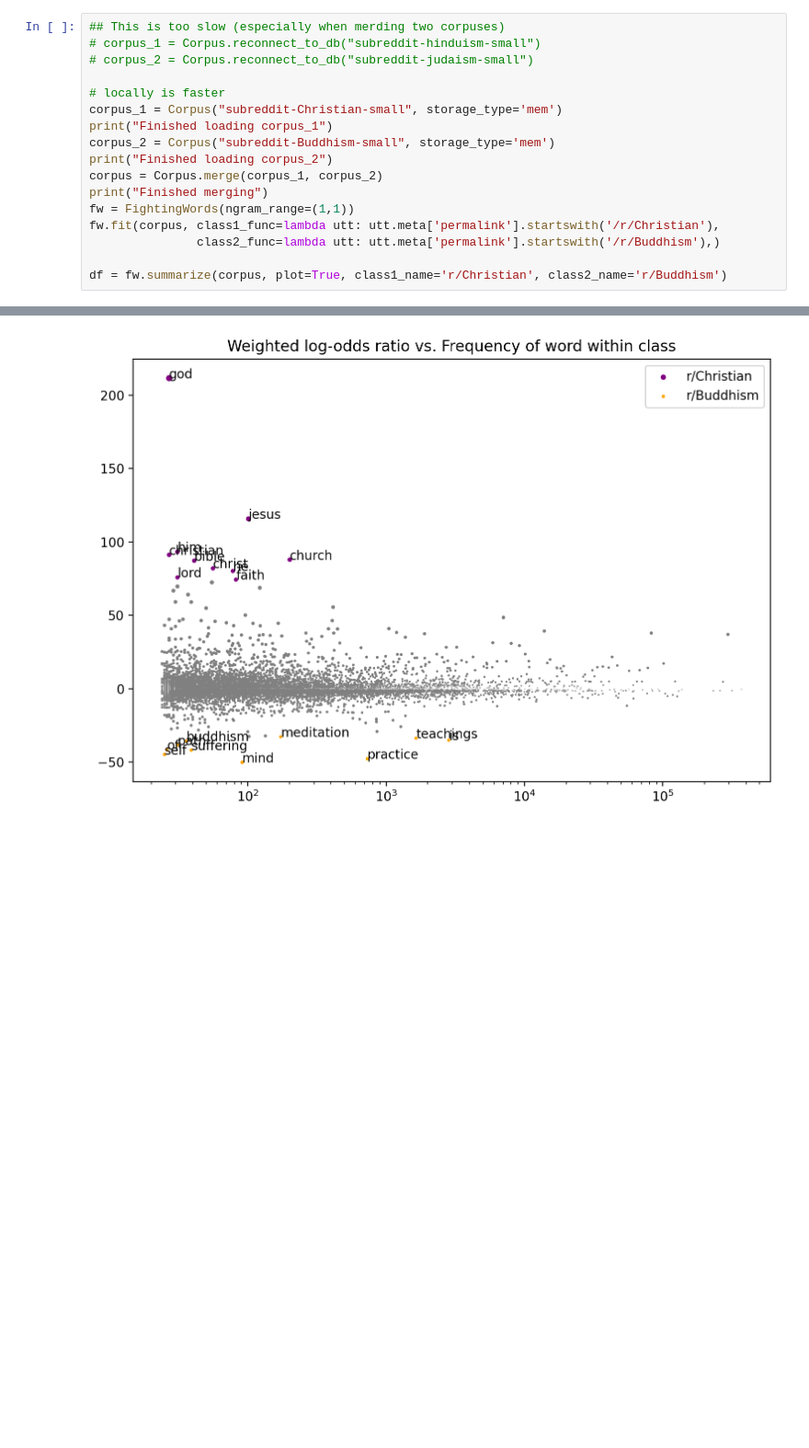
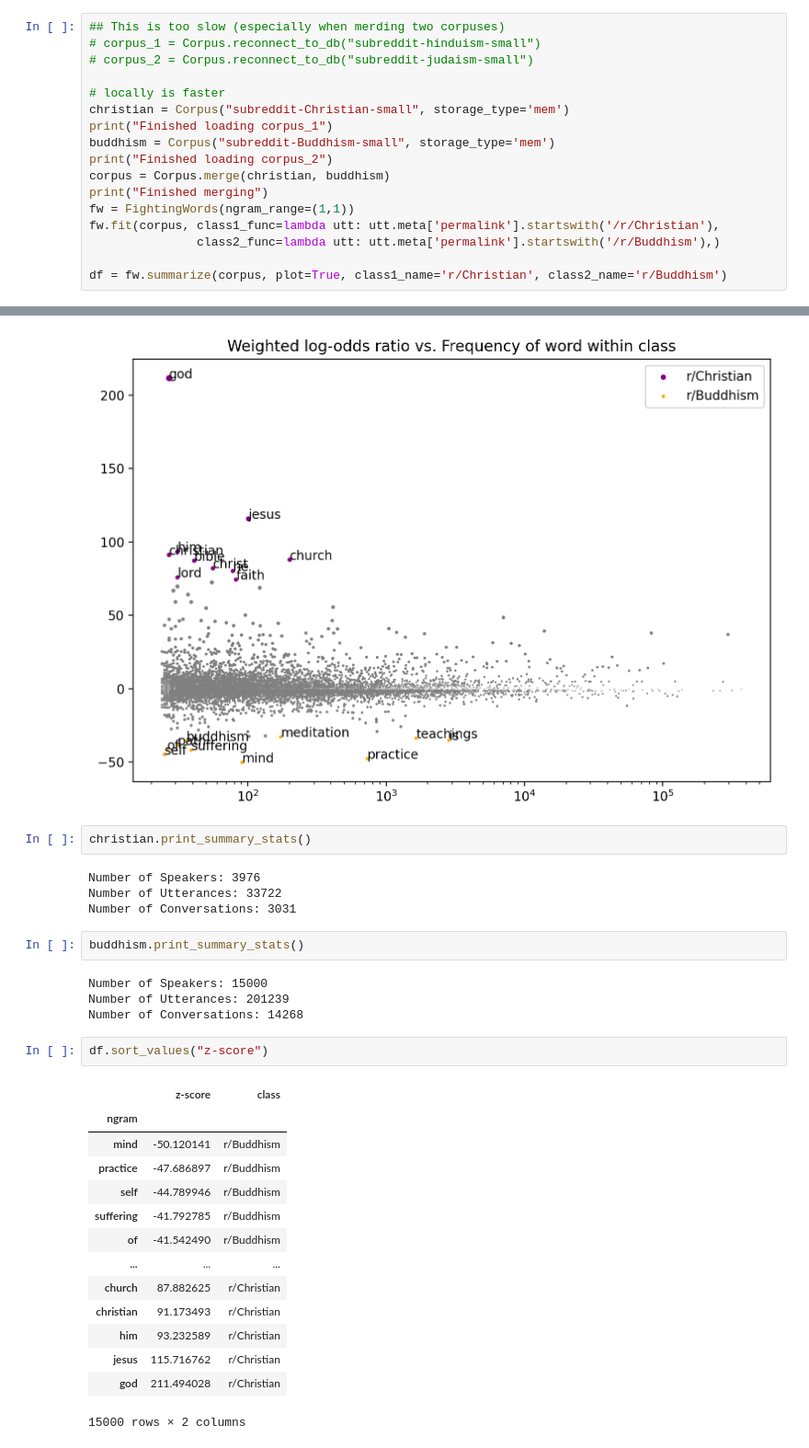
Before and after one commit to andrea-w-wang/reddit-seasonality, a Jupyter notebook: Feasibility.ipynb, the cells around one changed output, grey strips where cells are left out. Shown: that part at 92% size. Cells and saved outputs as stored; diff of their text form; blank space fills up the shorter version.

```diff
--- a/Feasibility.ipynb
+++ b/Feasibility.ipynb
@@ -25,11 +80,11 @@ from convokit import FightingWords
 # corpus_2 = Corpus.reconnect_to_db("subreddit-judaism-small")
 
 # locally is faster
-corpus_1 = Corpus("subreddit-Christian-small", storage_type='mem')
+christian = Corpus("subreddit-Christian-small", storage_type='mem')
 print("Finished loading corpus_1")
-corpus_2 = Corpus("subreddit-Buddhism-small", storage_type='mem')
+buddhism = Corpus("subreddit-Buddhism-small", storage_type='mem')
 print("Finished loading corpus_2")
-corpus = Corpus.merge(corpus_1, corpus_2)
+corpus = Corpus.merge(christian, buddhism)
 print("Finished merging")
 fw = FightingWords(ngram_range=(1,1))
 fw.fit(corpus, class1_func=lambda utt: utt.meta['permalink'].startswith('/r/Christian'),
@@ -46,3 +101,32 @@ Vocab size is 15000
 Comparing language...
 ngram zscores computed.
 [figure]
+# %%
+christian.print_summary_stats()
+# %% [output]
+Number of Speakers: 3976
+Number of Utterances: 33722
+Number of Conversations: 3031
+# %%
+buddhism.print_summary_stats()
+# %% [output]
+Number of Speakers: 15000
+Number of Utterances: 201239
+Number of Conversations: 14268
+# %%
+df.sort_values("z-score")
+# %% [output]
+|  | z-score | class |
+| ngram |  |  |
+| mind | -50.120141 | r/Buddhism |
+| practice | -47.686897 | r/Buddhism |
+| self | -44.789946 | r/Buddhism |
+| suffering | -41.792785 | r/Buddhism |
+| of | -41.542490 | r/Buddhism |
+| ... | ... | ... |
+| church | 87.882625 | r/Christian |
+| christian | 91.173493 | r/Christian |
+| him | 93.232589 | r/Christian |
+| jesus | 115.716762 | r/Christian |
+| god | 211.494028 | r/Christian |
+15000 rows × 2 columns
```
Also changed, not shown: parts of 17 cells of this notebook.
